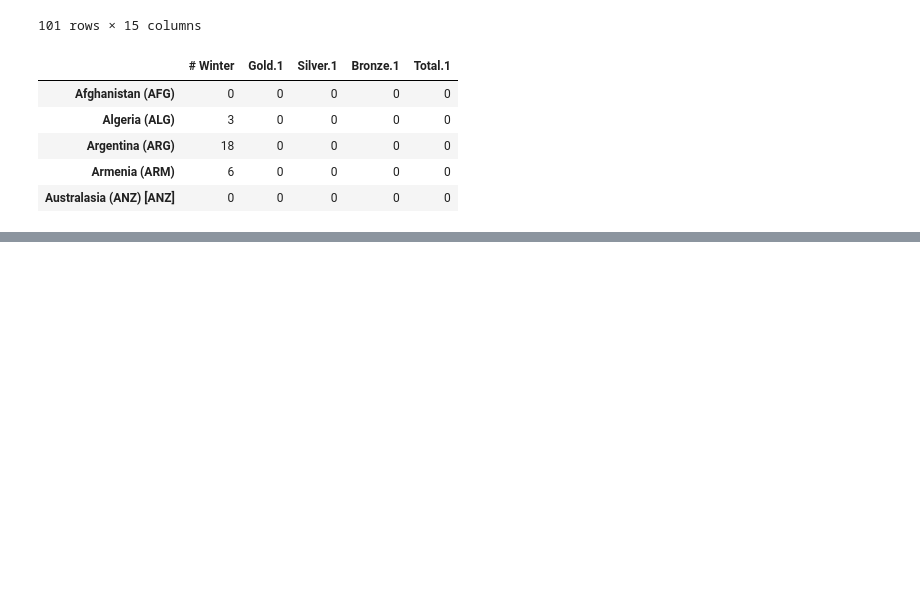
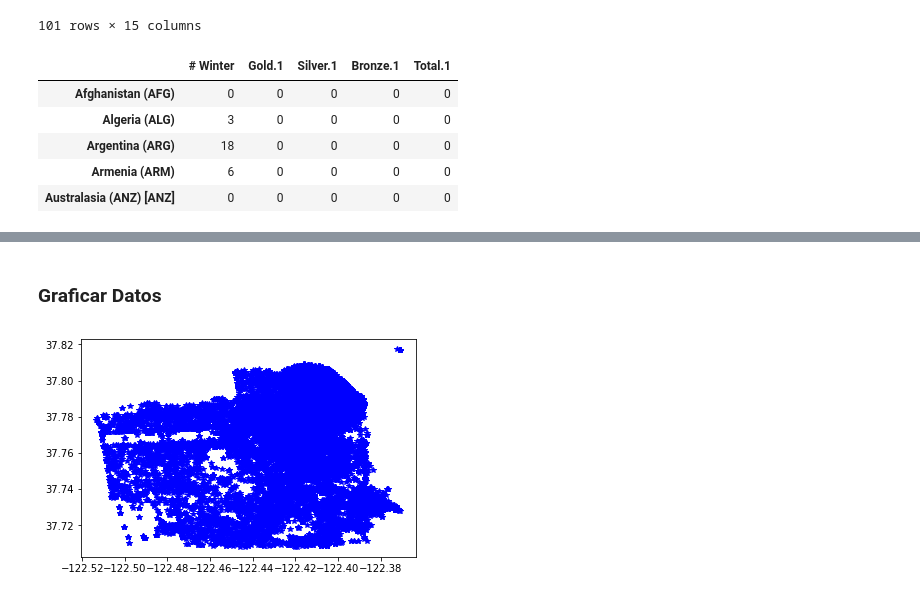
Before and after one commit to FranciscoFavela/Analisis-De-Datos-Masivos, a Jupyter notebook: Dataframes.ipynb, the cells around one changed output, grey strips where cells are left out. Drawn from its saved outputs; the diff is of its cells as text; code cells hidden in the pictures; blank space fills up the shorter version.

```diff
--- a/Dataframes.ipynb
+++ b/Dataframes.ipynb
@@ -342,0 +346,7 @@ invierno.head()
+# %%
+# code cell 2
+# This should be a local path
+dataset_path = 'Map-Crime_Incidents-Previous_Three_Months.csv'
+
+# read the original dataset (in comma separated values format) into a DataFrame
+SF = pd.read_csv(dataset_path)
@@ -342,0 +357,3 @@ invierno.head()
+# %%
+SF['Month'] = SF['Date'].apply(lambda row: int(row[0:2]))
+SF['Day'] = SF['Date'].apply(lambda row: int(row[3:5]))
@@ -342,0 +371,2 @@ invierno.head()
+# %%
+SF.drop('Location',axis=1,inplace=True)
@@ -342,0 +441,7 @@ invierno.head()
+# %% [markdown]
+### Graficar Datos
+# %%
+plt.plot(SF['X'],SF['Y'], 'b*')
+plt.show()
+# %% [output]
+[figure, added]
```
Also changed, not shown: parts of 19 cells of this notebook, 1 other file.
